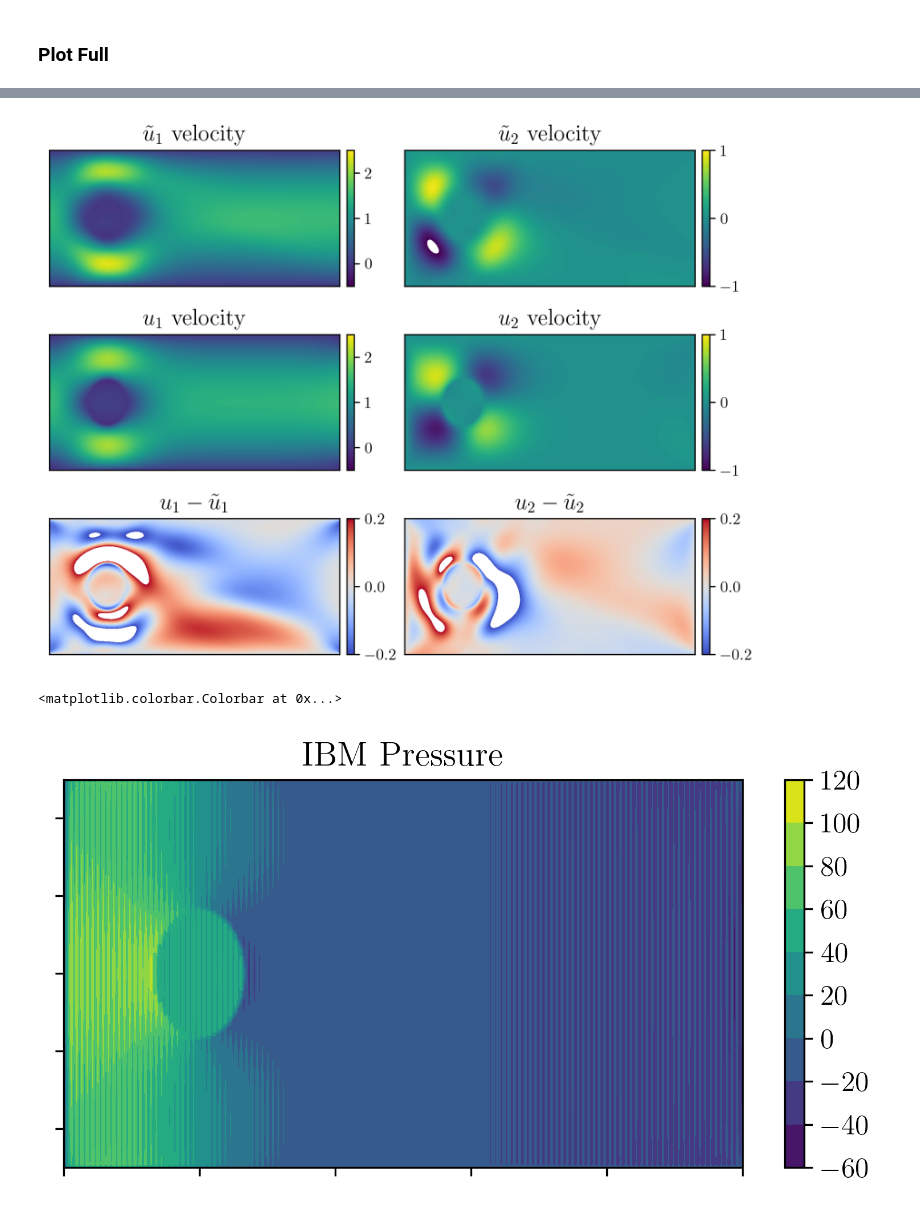
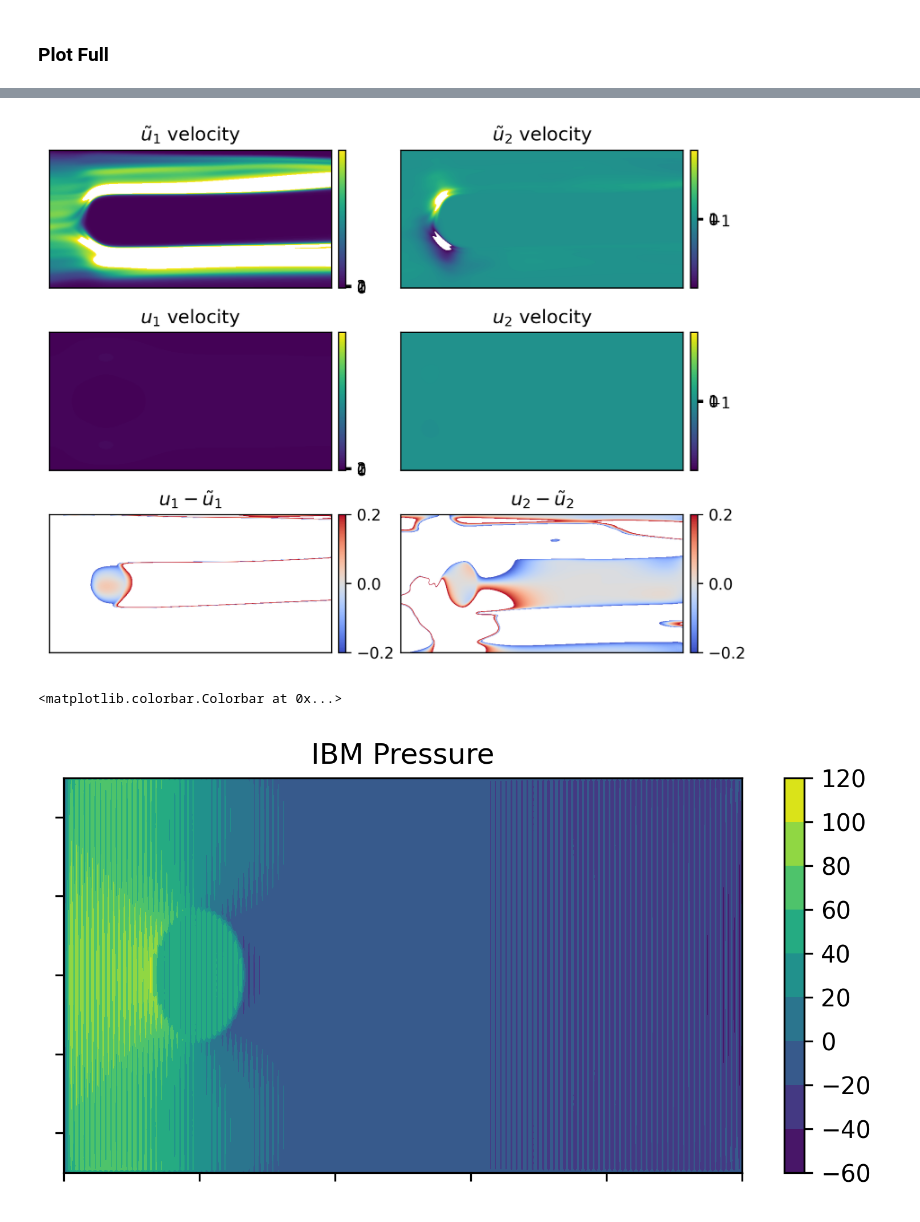
Before and after one commit to mskPark/DRLPDE, a Jupyter notebook: ErrorPlot_JCPexample6.ipynb, the cells around one changed output, grey strips where cells are left out. Cells and saved outputs as stored; diff of their text form; code cells hidden in the pictures.

Commit message:
Continuation Method

```diff
--- a/ErrorPlot_JCPexample6.ipynb
+++ b/ErrorPlot_JCPexample6.ipynb
@@ -25,10 +25,10 @@ import matplotlib.pyplot as plt
 import matplotlib as mpl
 
 mpl.rcParams['figure.dpi'] = 300
-plt.rcParams['text.usetex'] = True
-plt.rcParams['font.family'] = 'serif'
-plt.rcParams['font.serif'] = ['Computer Modern']
-plt.rcParams['font.size'] = 12
+#plt.rcParams['text.usetex'] = True
+#plt.rcParams['font.family'] = 'serif'
+#plt.rcParams['font.serif'] = ['Computer Modern']
+#plt.rcParams['font.size'] = 12
 # %%
 ### Domain Parameters
 
@@ -88,7 +88,8 @@ nn_param = {'depth': 60,
                 'output_dim':2
                 }
 
-loadmodel = 'JCPexample6_PINNs'
+loadmodel = 'JCPexample6_continuation'
+
 Velocity_NN = DRLPDE_nn.IncompressibleNN
 model_vel = Velocity_NN(**nn_param)
 model_vel.load_state_dict(torch.load("savedmodels/" + loadmodel + ".pt"))
@@ -172,10 +236,10 @@ Max entrance velocity of IBM = 1.5138
 # %%
 ### Plotting
 
-levels_flow_1 = np.linspace(-0.5, 2.5, 100)
+levels_flow_1 = np.linspace(-0.5, 125, 100)
 levels_tick_1 = [0,1,2]
 
-levels_flow_2 = np.linspace(-1, 1, 100)
+levels_flow_2 = np.linspace(-75, 75, 100)
 levels_tick_2 = [-1, 0, 1]
 
 error_levels = np.linspace(-0.2, 0.2, 100)
@@ -302,34 +366,34 @@ colorbar4_param = fig.add_axes(
      ax[1,1].get_position().y0,
      0.01,
      ax[1,1].get_position().height])
 colorbar4 = plt.colorbar(contour4, ticks=levels_tick_2, cax = colorbar4_param)
 colorbar4.ax.tick_params(labelsize=10)
 
 ## Plot 5
 
 contour5 = ax[2,1].contourf(x1plot, x2plot, IBM_V - Trained_Vel_V, levels=error_levels, cmap=plt.cm.coolwarm)
 ax[2,1].set_title(r'$u_2 - \tilde{u}_2$')
 
 ax[2,1].tick_params(
     axis='both',
     which='both',
     bottom=False,
     top=False,
     left=False,
     right=False,
     labelbottom=False,
     labelleft=False
 )
 
 colorbar5_param = fig.add_axes(
     [ax[2,1].get_position().x1 + 0.01,
      ax[2,1].get_position().y0,
      0.01,
      ax[2,1].get_position().height])
 colorbar5 = plt.colorbar(contour5, ticks=error_tick, cax = colorbar5_param)
 colorbar5.ax.tick_params(labelsize=10)
 # %% [output]
-[figure, old version]
+[figure, new version]
 # %%
 plt.close('all')
 fig, ax = plt.subplots(nrows=1, ncols=1, figsize=[6.4, 3.0])
@@ -353,7 +417,7 @@ plt.colorbar(contour1, ax=ax)
 #plt.colorbar(contour2, ax=ax[2])
 # %% [output]
 <matplotlib.colorbar.Colorbar at 0x...>
-[figure, old version]
+[figure, new version]
 # %%
 plt.close('all')
 fig = plt.figure()
```
Also changed, not shown: parts of 4 cells of this notebook, 9 other files.
